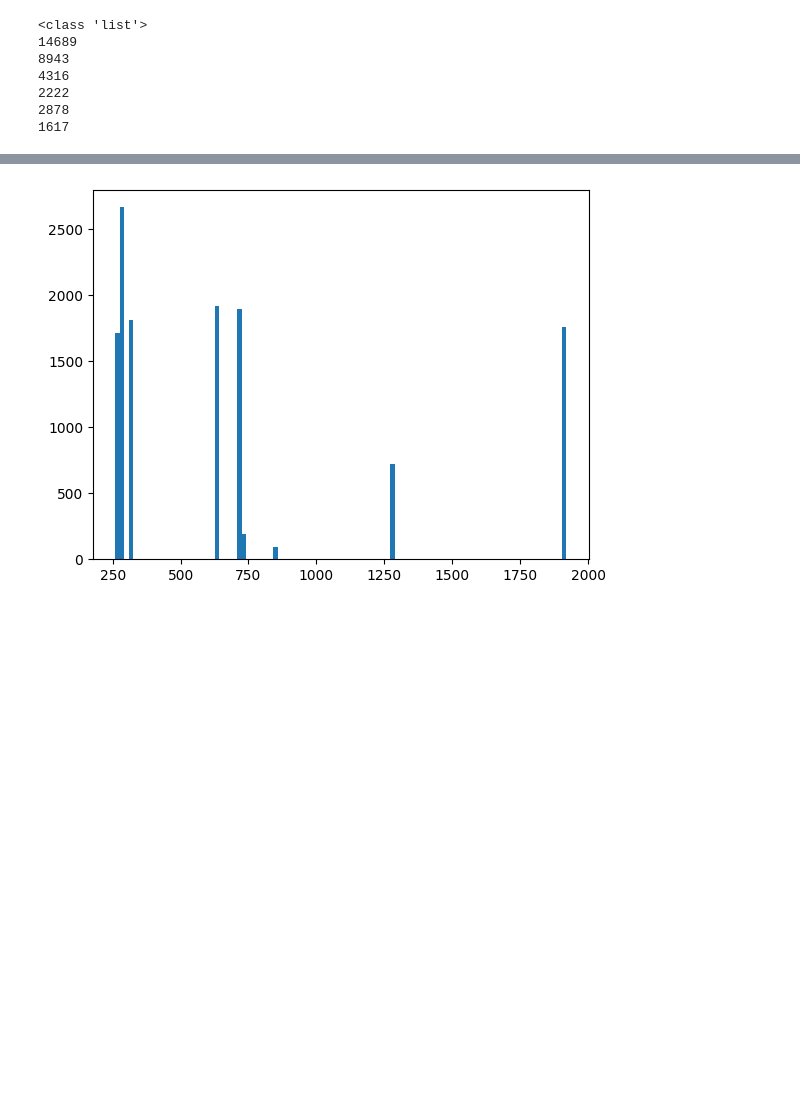
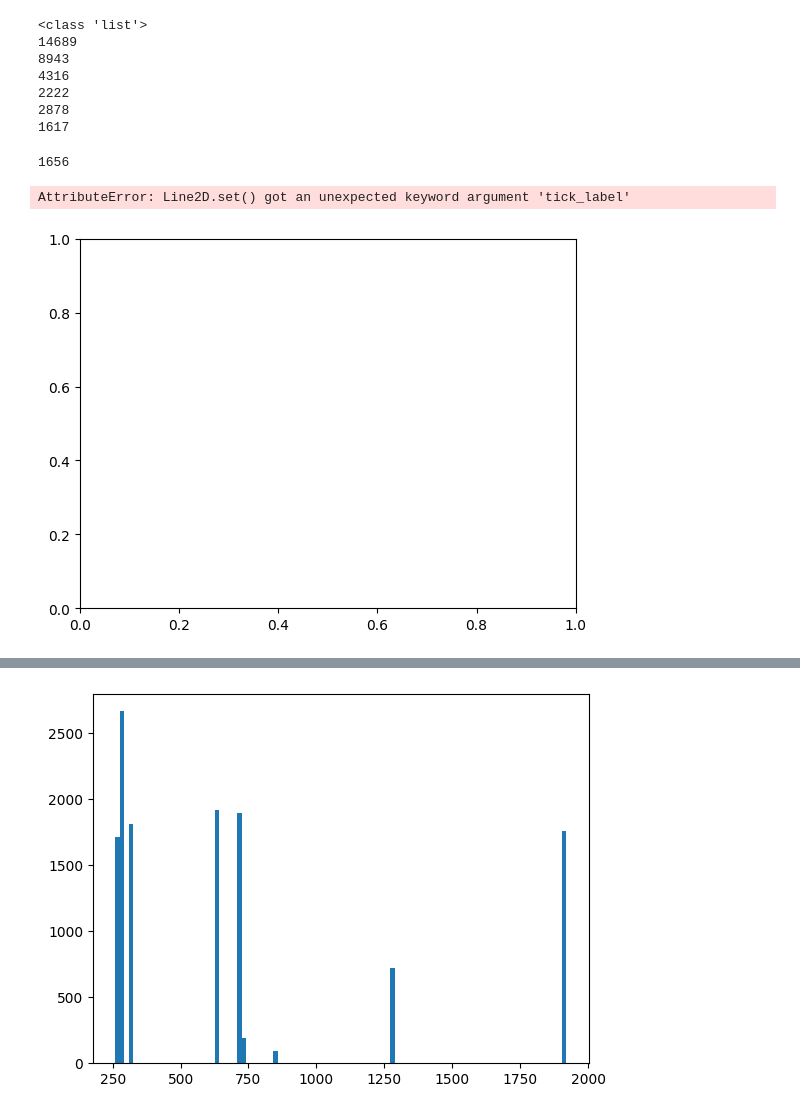
Before and after one commit to ganzob/SignLanguageRetrieval, a Jupyter notebook: NLA-SLR/data_visualize.ipynb, the cells around one changed output, grey strips where cells are left out. Cells and saved outputs as stored; diff of their text form; code cells hidden in the pictures; blank space fills up the shorter version.

```diff
--- a/NLA-SLR/data_visualize.ipynb
+++ b/NLA-SLR/data_visualize.ipynb
@@ -97,3 +97,23 @@ with open(data_dev_path, 'rb') as f:
     data_dev_new = pickle.load(f)
 # %%
 import cv2
+# %%
+labels = {}
+
+for i in data_dev_new:
+    if i['label'] not in labels:
+        labels[i['label']]=1
+    else:
+        labels[i['label']]+=1
+from matplotlib import pyplot as plt
+names = list(labels.keys())
+values = list(labels.values())
+print(len(names))
+#plt.bar(range(len(labels)), values, tick_label=None)
+plt.plot(range(len(labels)), values)#, tick_label=None)
+
+plt.show()
+# %% [output]
+1656
+AttributeError: Line2D.set() got an unexpected keyword argument 'tick_label'
+[figure, added]
```
Also changed, not shown: parts of 1 cell of this notebook, 1 other file.
